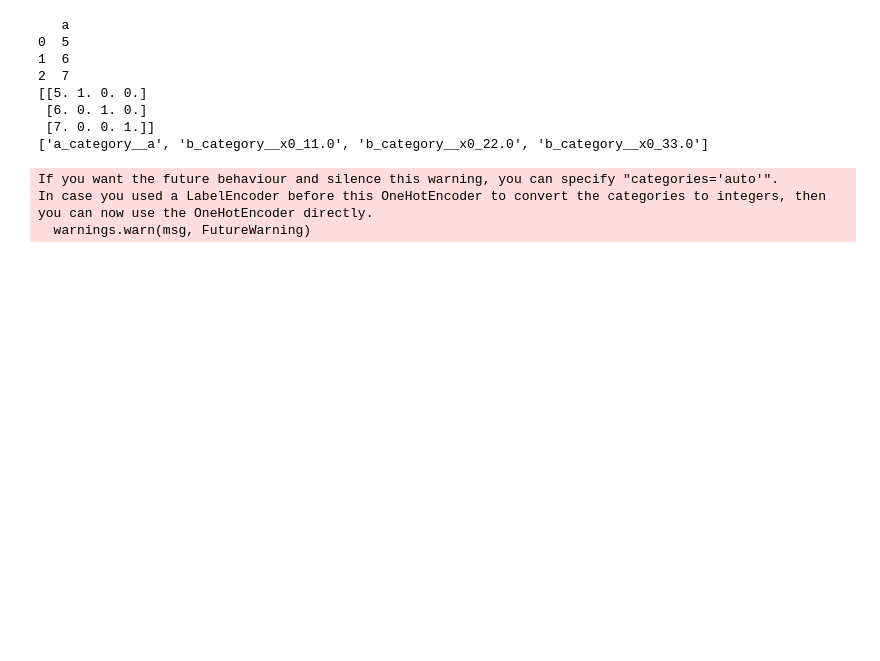
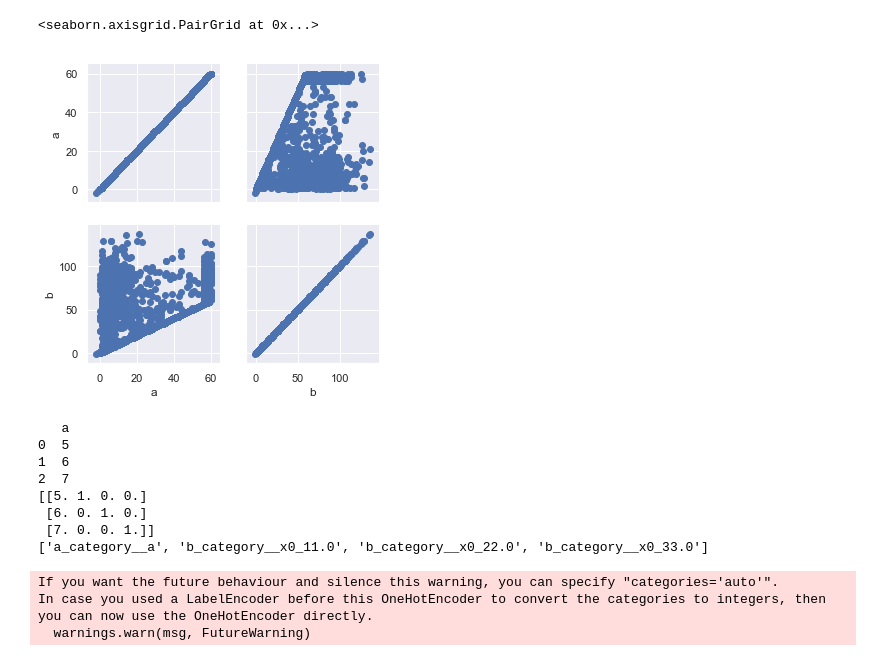
Before and after one commit to ePPilgrim/Python, a Jupyter notebook: ML/Kaggle/house_price/notebooks/preprocessing-Copy1.ipynb, the cells around one changed output. Drawn from its saved outputs; the diff is of its cells as text; code cells hidden in the pictures; blank space fills up the shorter version.

```diff
--- a/ML/Kaggle/house_price/notebooks/preprocessing-Copy1.ipynb
+++ b/ML/Kaggle/house_price/notebooks/preprocessing-Copy1.ipynb
@@ -52,0 +42,8 @@ list(set(g.columns) - set(f))
+# %%
+train = pd.read_csv(train_path)
+test = pd.read_csv(test_path)
+test['SalePrice'] = 0.0
+df = train.append(test)
+# %%
+flds = ['YearBuilt','YearRemodAdd','YrSold','MoSold','GarageYrBlt','GarageType','GarageArea']
+f = df[flds]
@@ -52,0 +65,4 @@ list(set(g.columns) - set(f))
+# %%
+lx = f['GarageArea'] == 0.0
+f.loc[lx,:] = 0
+f.info()
@@ -52,0 +87,7 @@ list(set(g.columns) - set(f))
+# %%
+x1 = f['YrSold'] - f['YearRemodAdd']
+x2 = f['YrSold'] - f['YearBuilt']
+g = pd.DataFrame()
+g['a'] = x1
+g['b'] = x2
+g.info()
@@ -53,3 +102,8 @@ list(set(g.columns) - set(f))
+# %%
+sns.PairGrid(g).map(plt.scatter)
+# %% [output]
+<seaborn.axisgrid.PairGrid at 0x...>
+[figure, added]
 # %%
 class BaseTransformer:
     def fit(self, X, y):
```
Also changed, not shown: parts of 7 cells of this notebook, 1 other file.
